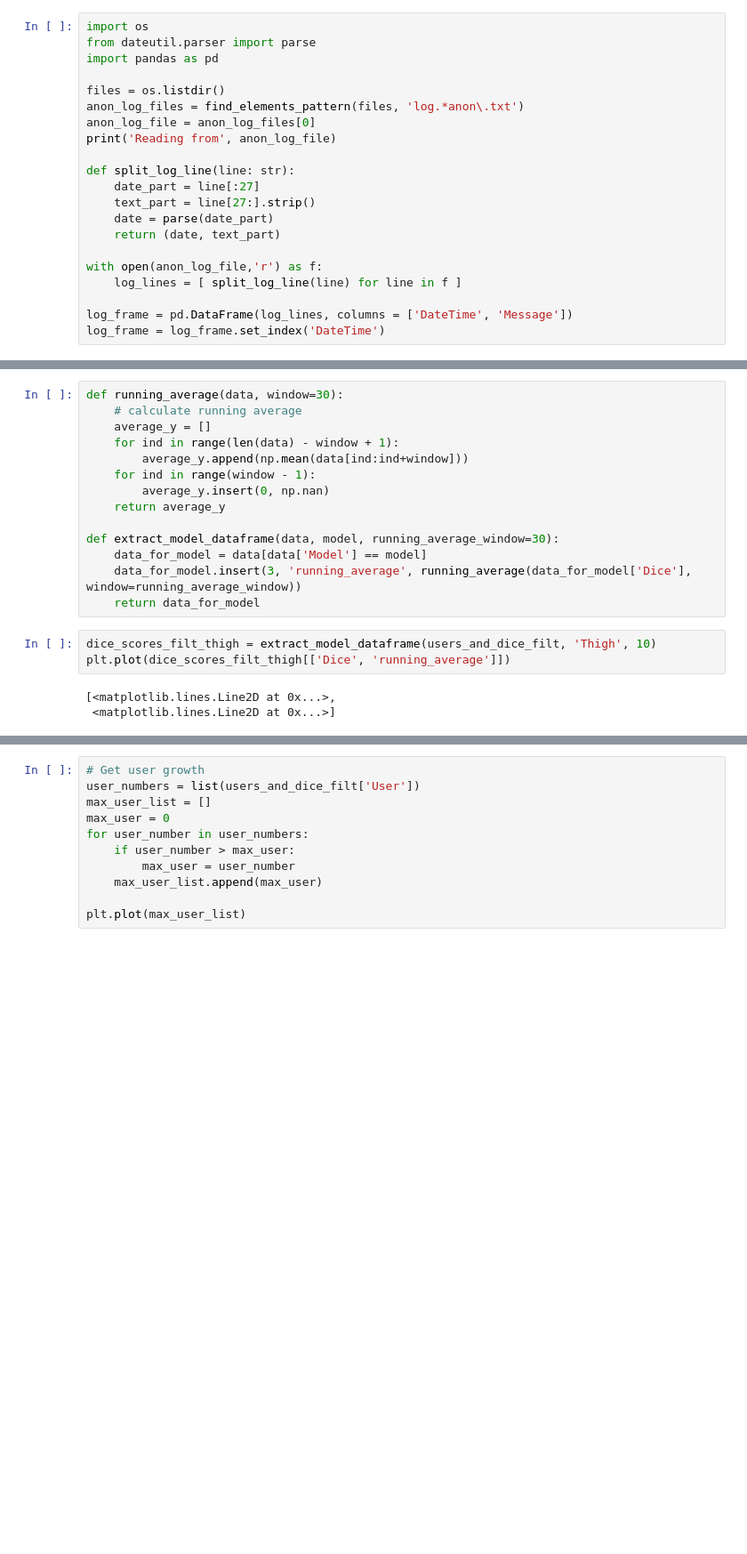
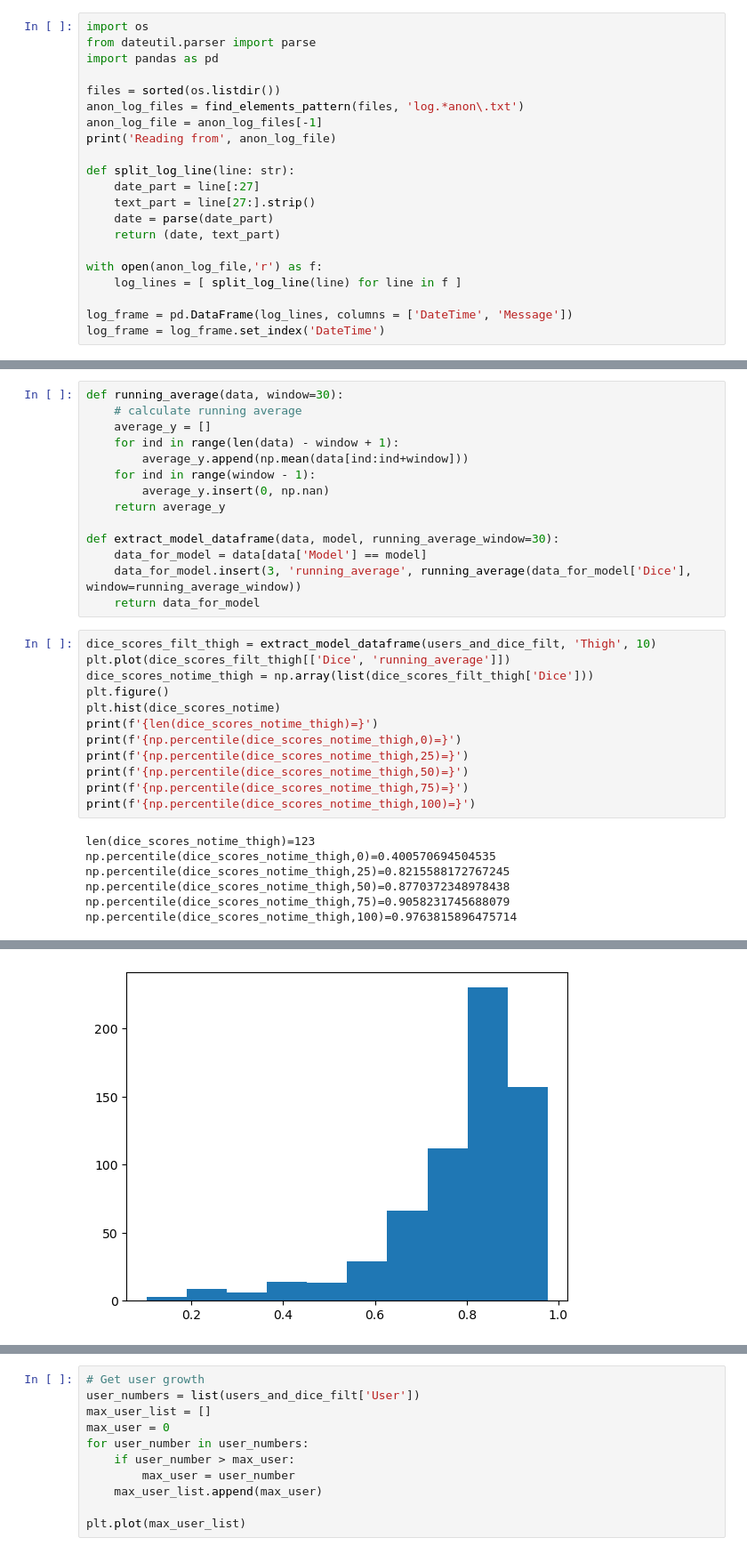
Before and after one commit to dafne-imaging/dafne-evaluation, a Jupyter notebook: dafne_figures.ipynb, the cells around one changed output, grey strips where cells are left out. Shown at 89% size. Cells and saved outputs as stored; diff of their text form; blank space fills up the shorter version.

```diff
--- a/dafne_figures.ipynb
+++ b/dafne_figures.ipynb
@@ -66,9 +65,9 @@ import os
 from dateutil.parser import parse
 import pandas as pd
 
-files = os.listdir()
+files = sorted(os.listdir())
 anon_log_files = find_elements_pattern(files, 'log.*anon\.txt')
-anon_log_file = anon_log_files[0]
+anon_log_file = anon_log_files[-1]
 print('Reading from', anon_log_file)
 
 def split_log_line(line: str):
@@ -196,10 +195,24 @@ def extract_model_dataframe(data, model, running_average_window=30):
 # %%
 dice_scores_filt_thigh = extract_model_dataframe(users_and_dice_filt, 'Thigh', 10)
 plt.plot(dice_scores_filt_thigh[['Dice', 'running_average']])
+dice_scores_notime_thigh = np.array(list(dice_scores_filt_thigh['Dice']))
+plt.figure()
+plt.hist(dice_scores_notime)
+print(f'{len(dice_scores_notime_thigh)=}')
+print(f'{np.percentile(dice_scores_notime_thigh,0)=}')
+print(f'{np.percentile(dice_scores_notime_thigh,25)=}')
+print(f'{np.percentile(dice_scores_notime_thigh,50)=}')
+print(f'{np.percentile(dice_scores_notime_thigh,75)=}')
+print(f'{np.percentile(dice_scores_notime_thigh,100)=}')
 # %% [output]
-[<matplotlib.lines.Line2D at 0x...>,
- <matplotlib.lines.Line2D at 0x...>]
+len(dice_scores_notime_thigh)=123
+np.percentile(dice_scores_notime_thigh,0)=0.400570694504535
+np.percentile(dice_scores_notime_thigh,25)=0.8215588172767245
+np.percentile(dice_scores_notime_thigh,50)=0.8770372348978438
+np.percentile(dice_scores_notime_thigh,75)=0.9058231745688079
+np.percentile(dice_scores_notime_thigh,100)=0.9763815896475714
 [figure]
+[figure, added]
 # %%
 dice_scores_filt_leg = extract_model_dataframe(users_and_dice_filt, 'Leg', 20)
 plt.plot(dice_scores_filt_leg[['Dice', 'running_average']])
```
Also changed, not shown: parts of 2 cells of this notebook.
